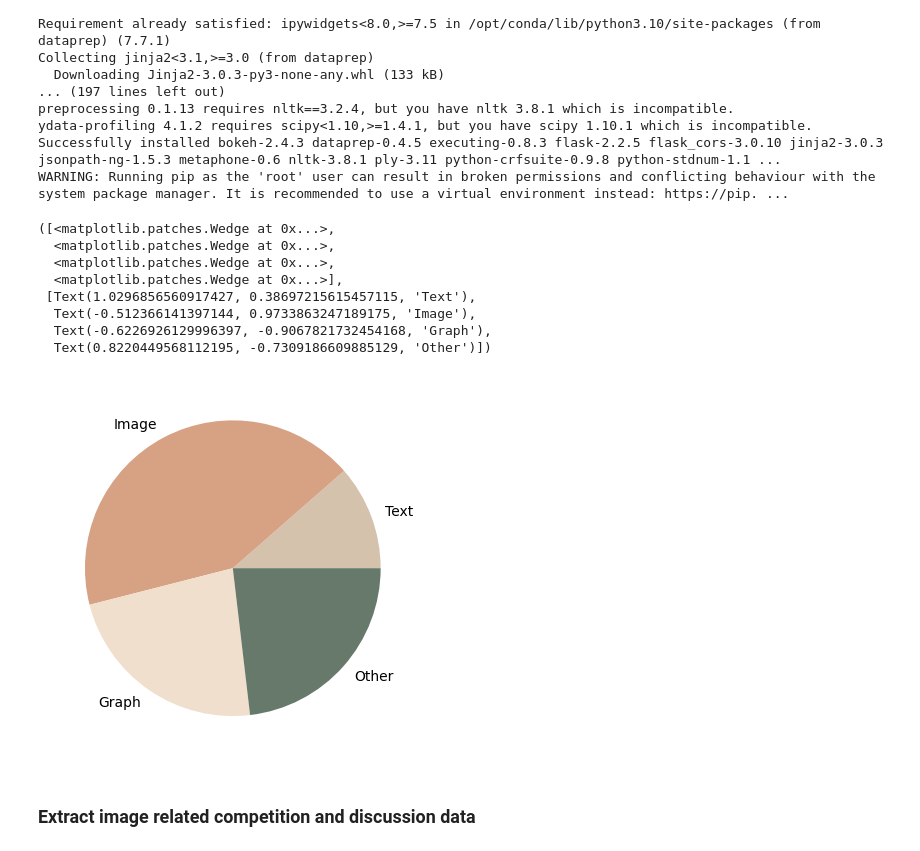
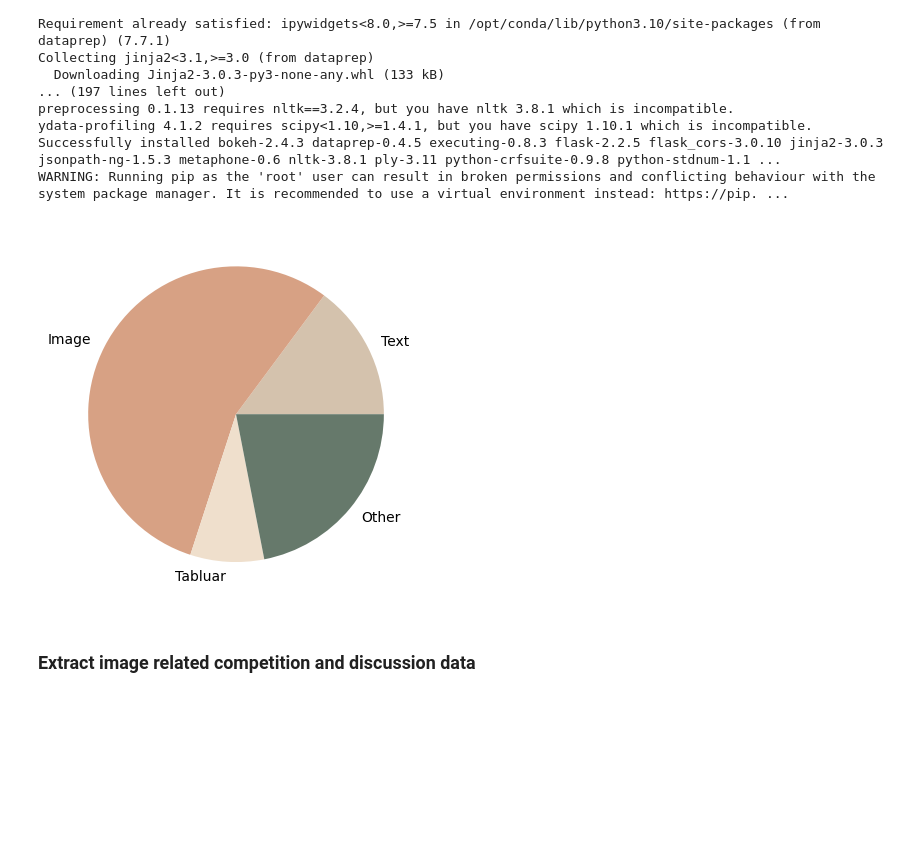
Before and after one commit to aligator4sah/kaggle-ai-report, a Jupyter notebook: kaggle-ai-report-on-image-and-video-research.ipynb, the cells around one changed output. Saved outputs shown, nothing was run; the diff lists cells and outputs as text; code cells hidden in the pictures; blank space fills up the shorter version.

Commit message:
Kaggle Notebook | Kaggle AI Report on image and video research | Version 3

```diff
--- a/kaggle-ai-report-on-image-and-video-research.ipynb
+++ b/kaggle-ai-report-on-image-and-video-research.ipynb
@@ -126,22 +153,14 @@ from wordcloud import WordCloud, STOPWORDS, ImageColorGenerator
 import matplotlib.pyplot as plt
 # %%
 import matplotlib.pyplot as plt
-labels = 'Text', 'Image', 'Graph', 'Other'
-sizes = [46, 171, 92, 93]
+labels = 'Text', 'Image', 'Tabluar', 'Other'
+sizes = [46, 171, 25, 68]
 
 fig, ax = plt.subplots()
-ax.pie(sizes, labels=labels,
+_ = ax.pie(sizes, labels=labels,
        colors=['#D4C2AD', '#D7A184', '#EFDFCC', '#66796B'])
 # %% [output]
-([<matplotlib.patches.Wedge at 0x...>,
-  <matplotlib.patches.Wedge at 0x...>,
-  <matplotlib.patches.Wedge at 0x...>,
-  <matplotlib.patches.Wedge at 0x...>],
- [Text(1.0296856560917427, 0.38697215615457115, 'Text'),
-  Text(-0.512366141397144, 0.9733863247189175, 'Image'),
-  Text(-0.6226926129996397, -0.9067821732454168, 'Graph'),
-  Text(0.8220449568112195, -0.7309186609885129, 'Other')])
-[figure, old version]
+[figure, new version]
 # %% [markdown]
 ### Extract image related competition and discussion data
 # %%
```
Also changed, not shown: parts of 30 cells of this notebook.
